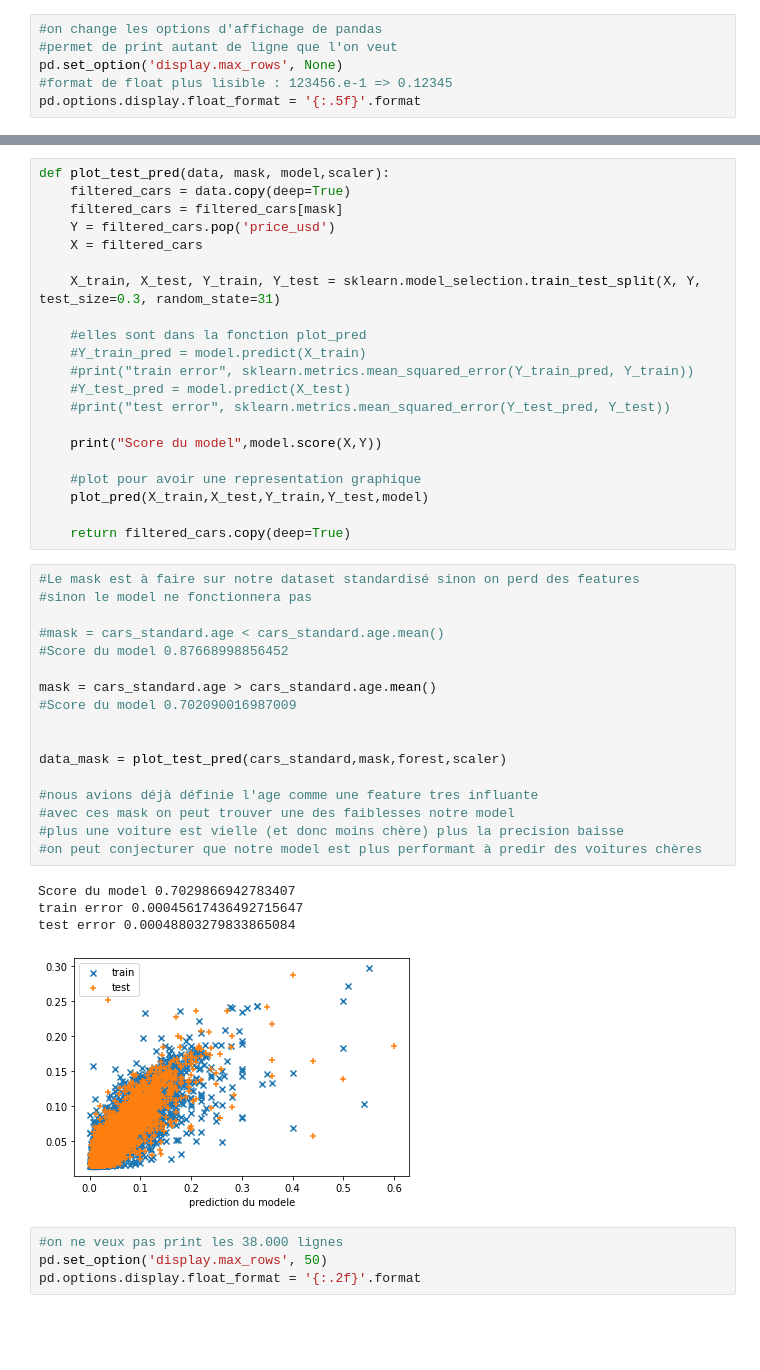
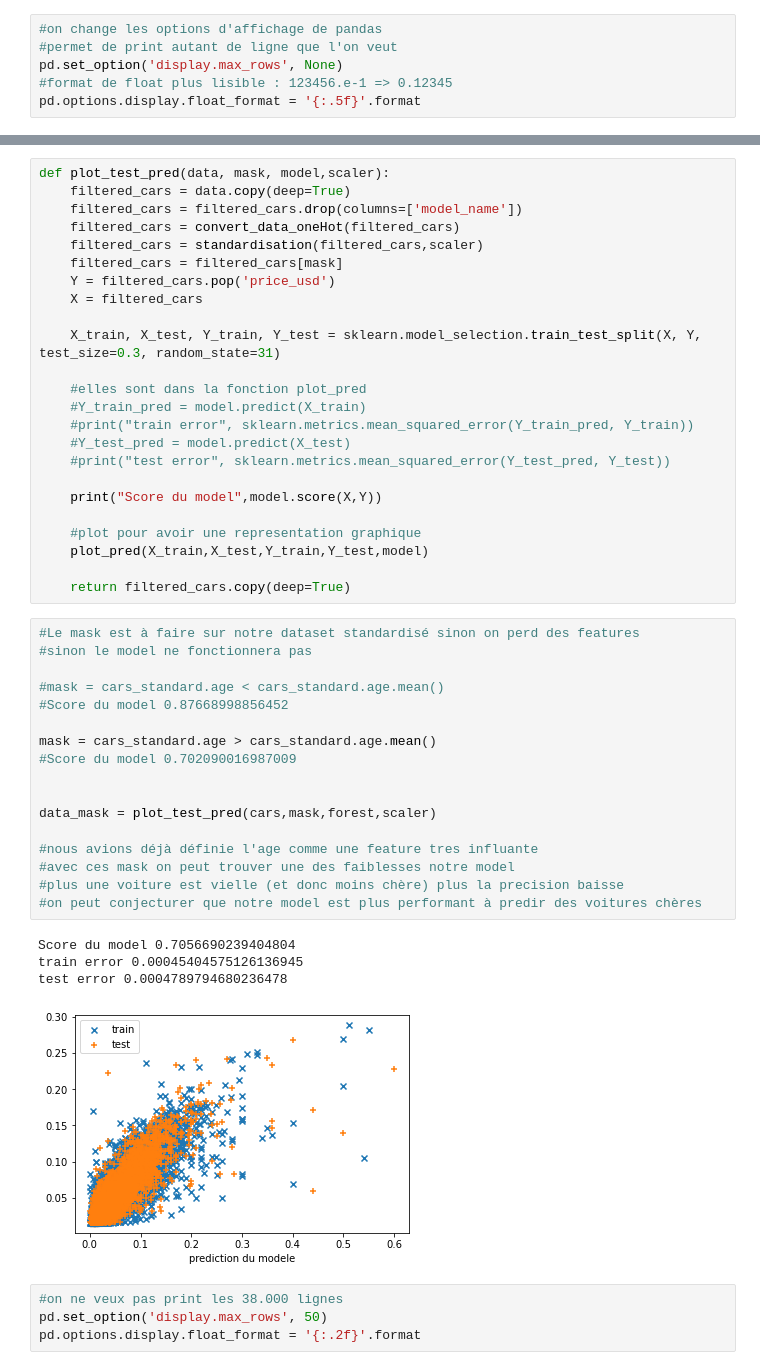
Before and after one commit to kerhogo/ias_cars, a Jupyter notebook: Cars.ipynb, the cells around one changed output, grey strips where cells are left out. Cells and saved outputs as stored; diff of their text form; blank space fills up the shorter version.

Commit message:
update graph et correction d'une erreur de compilation

```diff
--- a/Cars.ipynb
+++ b/Cars.ipynb
@@ -457,6 +463,9 @@ forest 0.8909887138604444
 # %%
 def plot_test_pred(data, mask, model,scaler):
     filtered_cars = data.copy(deep=True)
+    filtered_cars = filtered_cars.drop(columns=['model_name'])
+    filtered_cars = convert_data_oneHot(filtered_cars)
+    filtered_cars = standardisation(filtered_cars,scaler)
     filtered_cars = filtered_cars[mask]
     Y = filtered_cars.pop('price_usd')
     X = filtered_cars
@@ -478,25 +487,25 @@ def plot_test_pred(data, mask, model,scaler):
 # %%
 #Le mask est à faire sur notre dataset standardisé sinon on perd des features
 #sinon le model ne fonctionnera pas
 
 #mask = cars_standard.age < cars_standard.age.mean()
 #Score du model 0.87668998856452
 
 mask = cars_standard.age > cars_standard.age.mean()
 #Score du model 0.702090016987009
 
 
-data_mask = plot_test_pred(cars_standard,mask,forest,scaler)
+data_mask = plot_test_pred(cars,mask,forest,scaler)
 
 #nous avions déjà définie l'age comme une feature tres influante
 #avec ces mask on peut trouver une des faiblesses notre model
 #plus une voiture est vielle (et donc moins chère) plus la precision baisse
 #on peut conjecturer que notre model est plus performant à predir des voitures chères
 # %% [output]
-Score du model 0.7029866942783407
-train error 0.00045617436492715647
-test error 0.00048803279833865084
+Score du model 0.7056690239404804
+train error 0.00045404575126136945
+test error 0.0004789794680236478
-[figure, old version]
+[figure, new version]
 # %%
 #on ne veux pas print les 38.000 lignes
 pd.set_option('display.max_rows', 50)
```
Also changed, not shown: parts of 17 cells of this notebook.
